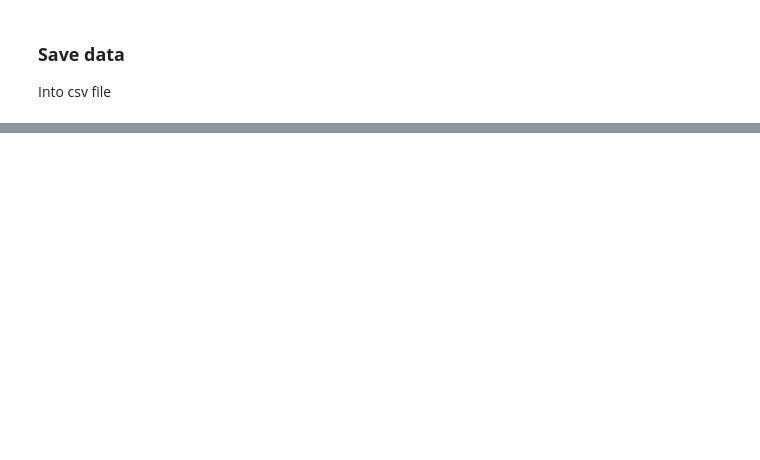
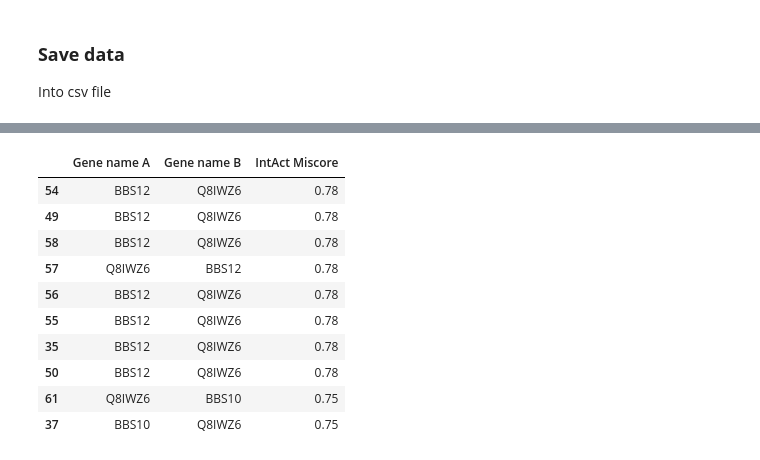
Before and after one commit to EBI-EMBL-Bioinformatics-tools/Bardet-Biedl-Syndrome, a Jupyter notebook: src/intact.ipynb, the cells around one changed output, grey strips where cells are left out. Saved outputs shown, nothing was run; the diff lists cells and outputs as text; code cells hidden in the pictures; blank space fills up the shorter version.

```diff
--- a/src/intact.ipynb
+++ b/src/intact.ipynb
@@ -141,0 +205,14 @@ data.to_csv(data_source + cleandata_filename, index=False)
+# %%
+top_interactions[['Gene name A', 'Gene name B', 'IntAct Miscore']]
+# %% [output]
+|  | Gene name A | Gene name B | IntAct Miscore |
+| 54 | BBS12 | Q8IWZ6 | 0.78 |
+| 49 | BBS12 | Q8IWZ6 | 0.78 |
+| 58 | BBS12 | Q8IWZ6 | 0.78 |
+| 57 | Q8IWZ6 | BBS12 | 0.78 |
+| 56 | BBS12 | Q8IWZ6 | 0.78 |
+| 55 | BBS12 | Q8IWZ6 | 0.78 |
+| 35 | BBS12 | Q8IWZ6 | 0.78 |
+| 50 | BBS12 | Q8IWZ6 | 0.78 |
+| 61 | Q8IWZ6 | BBS10 | 0.75 |
+| 37 | BBS10 | Q8IWZ6 | 0.75 |
```
Also changed, not shown: parts of 4 cells of this notebook.
